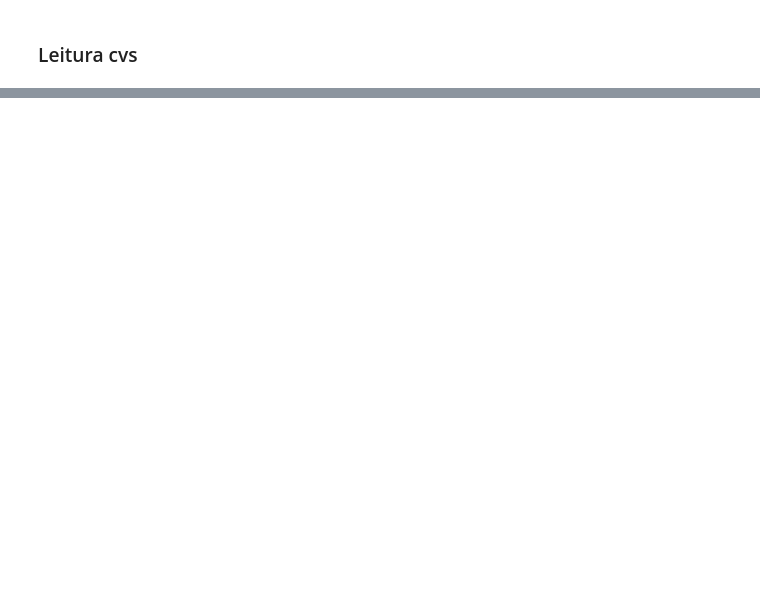
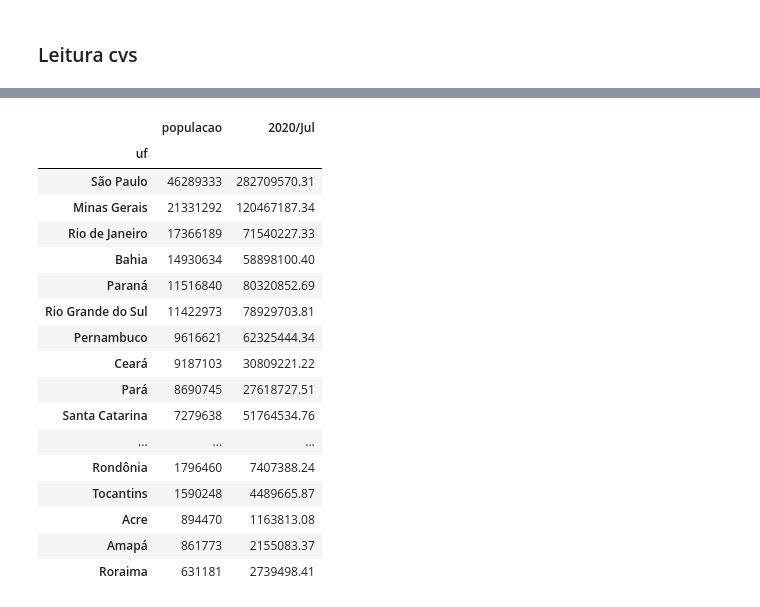
Before and after one commit to carollimaxp/data_science_alura, a Jupyter notebook: DS_Bootcamp_Módulo_2.ipynb, the cells around one changed output, grey strips where cells are left out. Cells and saved outputs as stored; diff of their text form; code cells hidden in the pictures; blank space fills up the shorter version.

```diff
--- a/DS_Bootcamp_Módulo_2.ipynb
+++ b/DS_Bootcamp_Módulo_2.ipynb
@@ -69,0 +247,5 @@ dados.head()
+# %%
+dados_wikipedia = pd.read_html("https://pt.wikipedia.org/wiki/Lista_de_unidades_federativas_do_Brasil_por_popula%C3%A7%C3%A3o",
+                               header = 0,
+                               match = "Unidade federativa"
+                               )
@@ -69,0 +295,3 @@ dados.head()
+# %%
+gastos_mes_mais_recente.index = gastos_mes_mais_recente.index.str[3:]
+gastos_mes_mais_recente.head(2)
@@ -69,0 +387,40 @@ dados.head()
+# %%
+def limpeza_join (wiki_populacao, gastos_mes_mais_recente):
+    #verificar se os numeros tem espaços
+    #transformar em números
+    #verificar se os index estão corretos
+    #formatar index
+    #retorna tabela
+
+    wiki_populacao = wiki_populacao.dropna(axis=1)
+    wiki_populacao['uf'] = wiki_populacao['Unidade federativa'].str.strip()
+
+    wiki_populacao['populacao'] = wiki_populacao['População'].str.replace(" ", "")
+    wiki_populacao['populacao'] = wiki_populacao['populacao'].astype(int)
+
+    wiki_populacao = wiki_populacao[['uf', 'populacao']]
+    wiki_populacao.set_index('uf', inplace=True)
+
+    return wiki_populacao.join(gastos_mes_mais_recente)
+# %%
+gasto_e_populacao_recente = limpeza_join (dados_wikipedia[0], gastos_mes_mais_recente)
+gasto_e_populacao_recente
+# %% [output]
+|  | populacao | 2020/Jul |
+| uf |  |  |
+| São Paulo | 46289333 | 282709570.31 |
+| Minas Gerais | 21331292 | 120467187.34 |
+| Rio de Janeiro | 17366189 | 71540227.33 |
+| Bahia | 14930634 | 58898100.40 |
+| Paraná | 11516840 | 80320852.69 |
+| Rio Grande do Sul | 11422973 | 78929703.81 |
+| Pernambuco | 9616621 | 62325444.34 |
+| Ceará | 9187103 | 30809221.22 |
+| Pará | 8690745 | 27618727.51 |
+| Santa Catarina | 7279638 | 51764534.76 |
+| ... | ... | ... |
+| Rondônia | 1796460 | 7407388.24 |
+| Tocantins | 1590248 | 4489665.87 |
+| Acre | 894470 | 1163813.08 |
+| Amapá | 861773 | 2155083.37 |
+| Roraima | 631181 | 2739498.41 |
```
Also changed, not shown: parts of 59 cells of this notebook.
